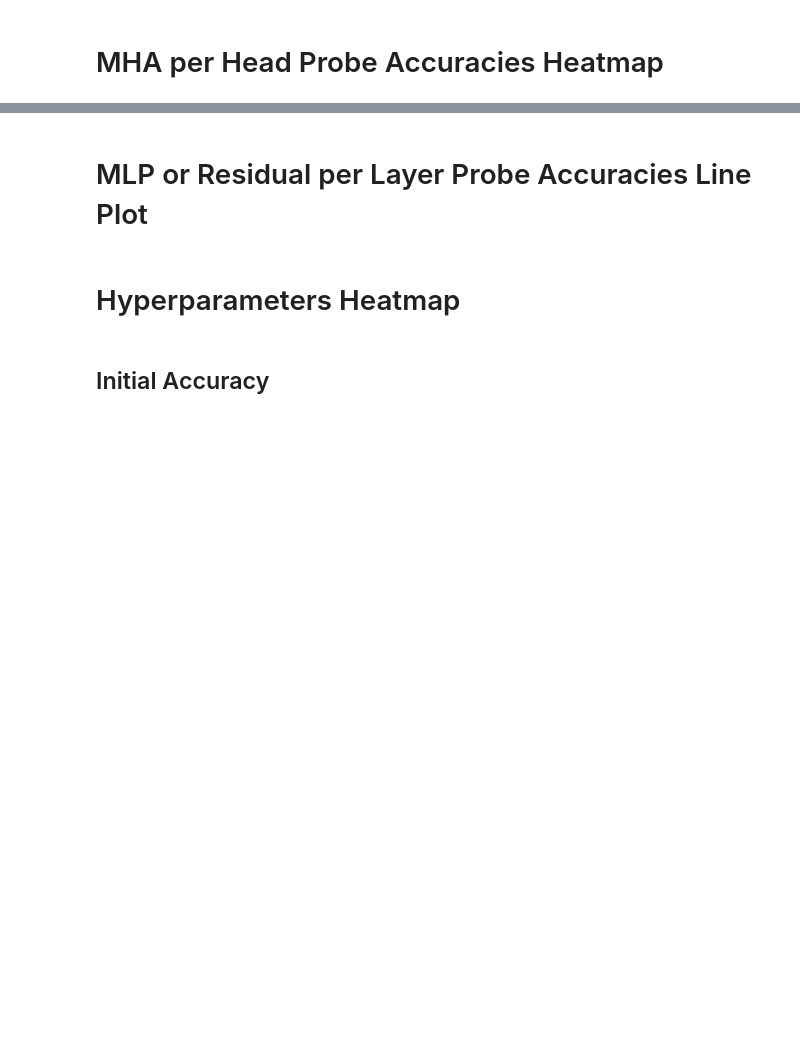
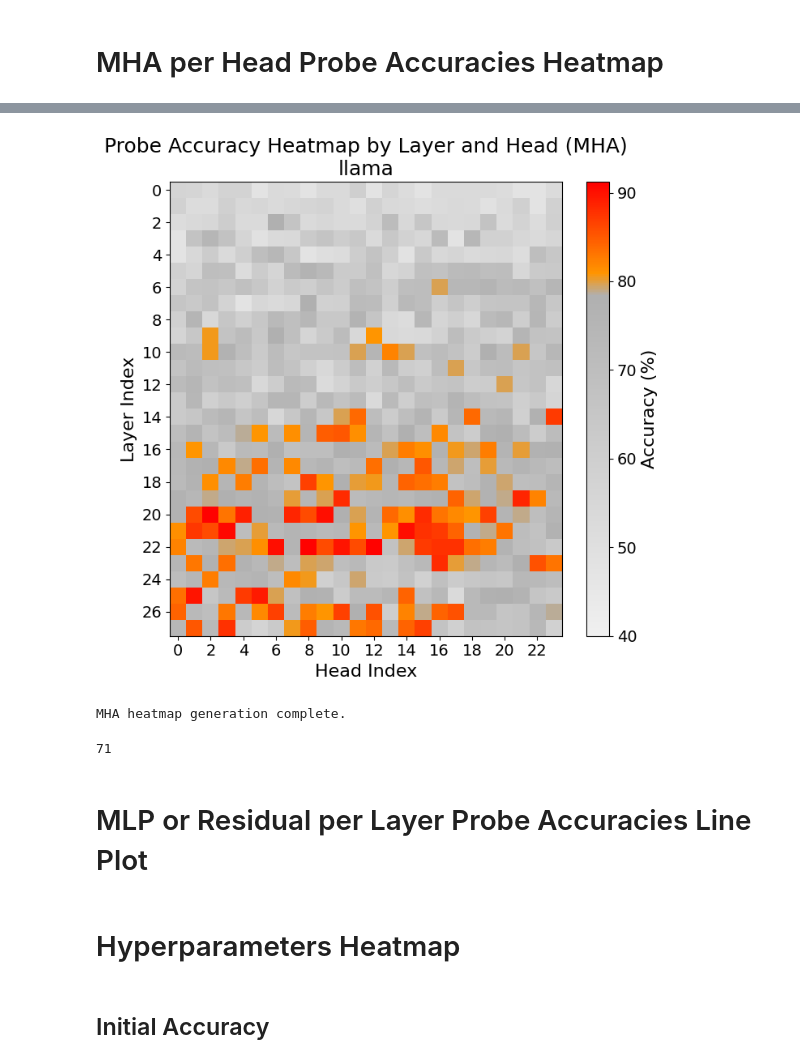
Before and after one commit to rifoagenadi/sycophancy, a Jupyter notebook: plots.ipynb, the cells around one changed output, grey strips where cells are left out. Saved outputs shown, nothing was run; the diff lists cells and outputs as text; code cells hidden in the pictures; blank space fills up the shorter version.

```diff
--- a/plot.ipynb
+++ b/plots.ipynb
@@ -289,10 +289,14 @@ def plot_mha_heatmap(accuracies, model_id, num_layers, num_heads,
 import pickle as pkl
 
 model_id = 'llama'
-accuracies = pkl.load(open(f'linear_probe/trained_probe/{model_id}/accuracies_dict.pkl', 'rb'))
+accuracies = pkl.load(open(f'linear_probe/trained_probe/Qwen3-4B-Instruct-2507/accuracies_dict_mha.pkl', 'rb'))
+# accuracies = pkl.load(open(f'linear_probe/trained_probe/Llama-3.2-3B-Instruct/accuracies_dict_mha.pkl', 'rb'))
 if 'gemma' in model_id:
     NUM_HEADS = 8
     NUM_LAYERS = 34
+elif 'qwen-3' in model_id:
+    NUM_HEADS = 36
+    NUM_LAYERS = 32
 else: # Assuming Llama-like structure otherwise
     NUM_LAYERS = 28
     NUM_HEADS = 24
@@ -308,3 +312,4 @@ plot_mha_heatmap(
     font_sizes={'xtick_rotation': 0}, # Smaller font for many rotated ticks,
     output_pdf_path=f'{model_id}_mha_heatmap.pdf'
 )
+# %% [output]
@@ -311,5 +333,9 @@ plot_mha_heatmap(
+[figure, added]
+MHA heatmap generation complete.
 # %%
-len([acc for acc in accuracies.values() if int(acc) >= 80])/len(accuracies)*100
+len([acc for acc in accuracies.values() if int(acc) >= 85])/len(accuracies)*100
+# %% [output]
+71
 # %% [markdown]
 # MLP or Residual per Layer Probe Accuracies Line Plot
 # %%
```
Also changed, not shown: parts of 5 cells of this notebook, 20 other files.
